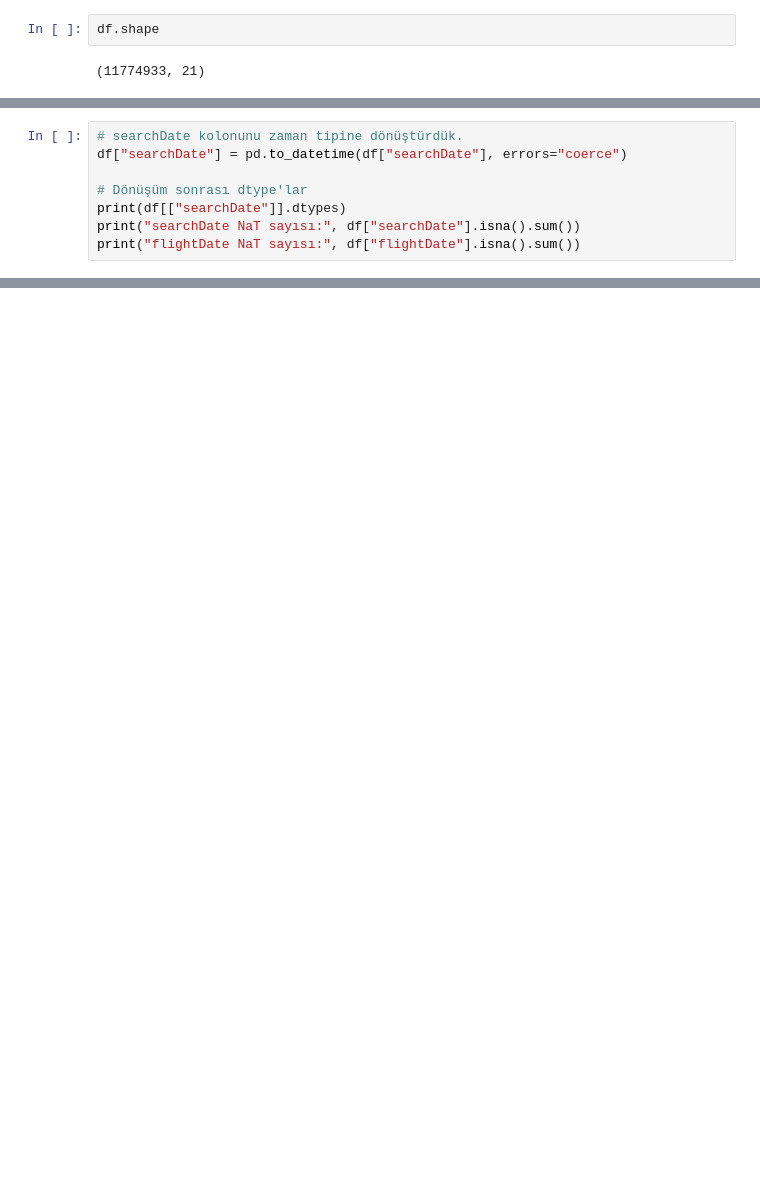
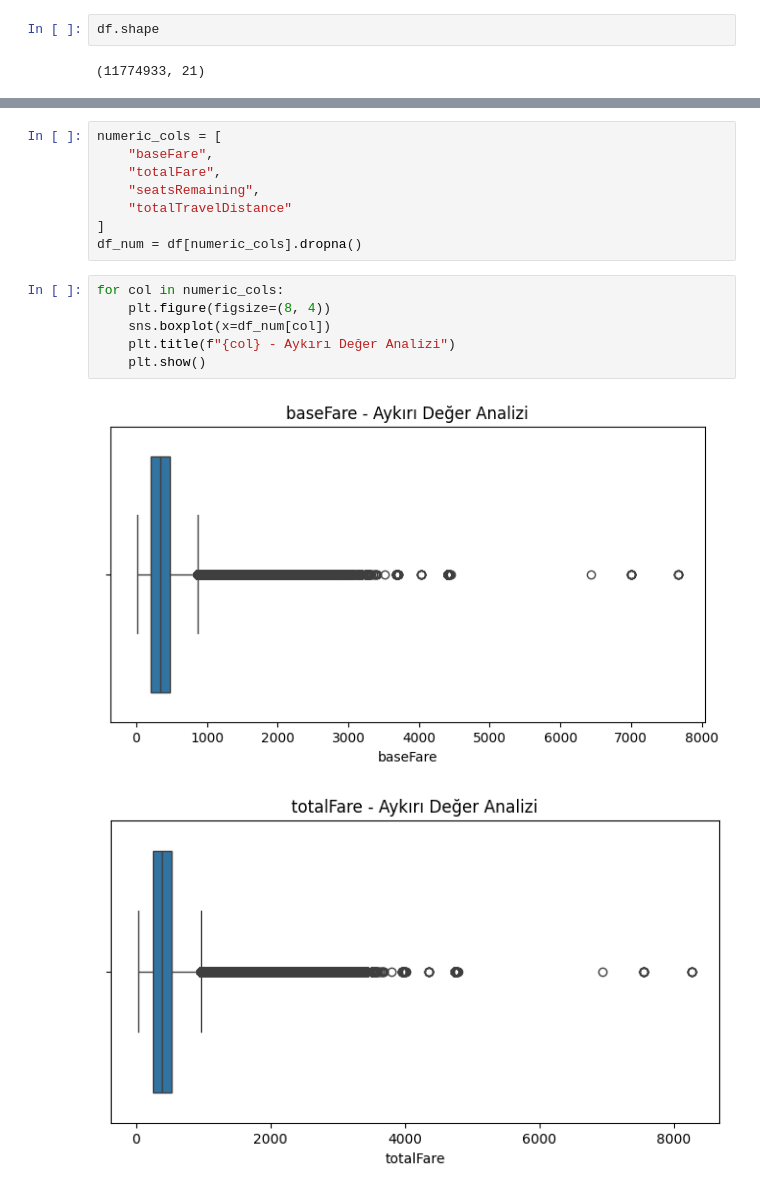
Before and after one commit to meozbrls/Flight_Prices_Analysis, a Jupyter notebook: notebooks/flight_prices_analysis.ipynb, the cells around one changed output, grey strips where cells are left out. Saved outputs shown, nothing was run; the diff lists cells and outputs as text; blank space fills up the shorter version.

```diff
--- a/notebooks/flight_prices_analysis.ipynb
+++ b/notebooks/flight_prices_analysis.ipynb
@@ -63,8 +35,0 @@ dtype_table.sort_values(by="dtype")
-# %%
-# searchDate kolonunu zaman tipine dönüştürdük.
-df["searchDate"] = pd.to_datetime(df["searchDate"], errors="coerce")
-
-# Dönüşüm sonrası dtype'lar
-print(df[["searchDate"]].dtypes)
-print("searchDate NaT sayısı:", df["searchDate"].isna().sum())
-print("flightDate NaT sayısı:", df["flightDate"].isna().sum())
@@ -86,0 +70,17 @@ display(df[num_cols].describe(include="all").T)
+# %%
+numeric_cols = [
+    "baseFare",
+    "totalFare",
+    "seatsRemaining",
+    "totalTravelDistance"
+]
+df_num = df[numeric_cols].dropna()
+# %%
+for col in numeric_cols:
+    plt.figure(figsize=(8, 4))
+    sns.boxplot(x=df_num[col])
+    plt.title(f"{col} - Aykırı Değer Analizi")
+    plt.show()
+# %% [output]
+[figure, added]
+[figure, added]
```
Also changed, not shown: parts of 14 cells of this notebook.
